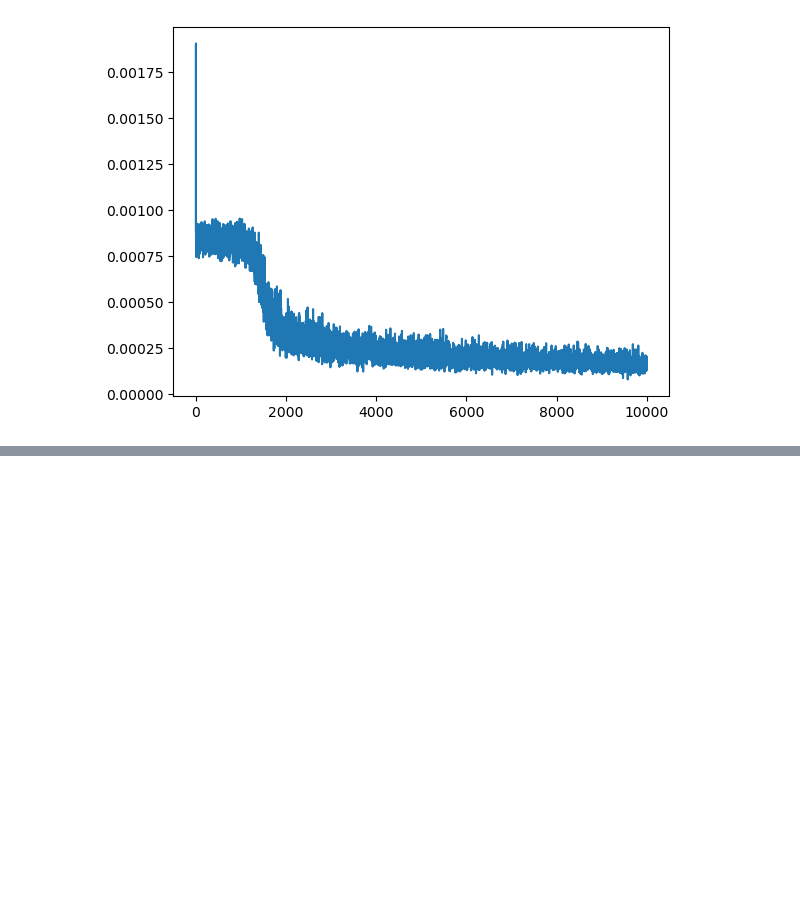
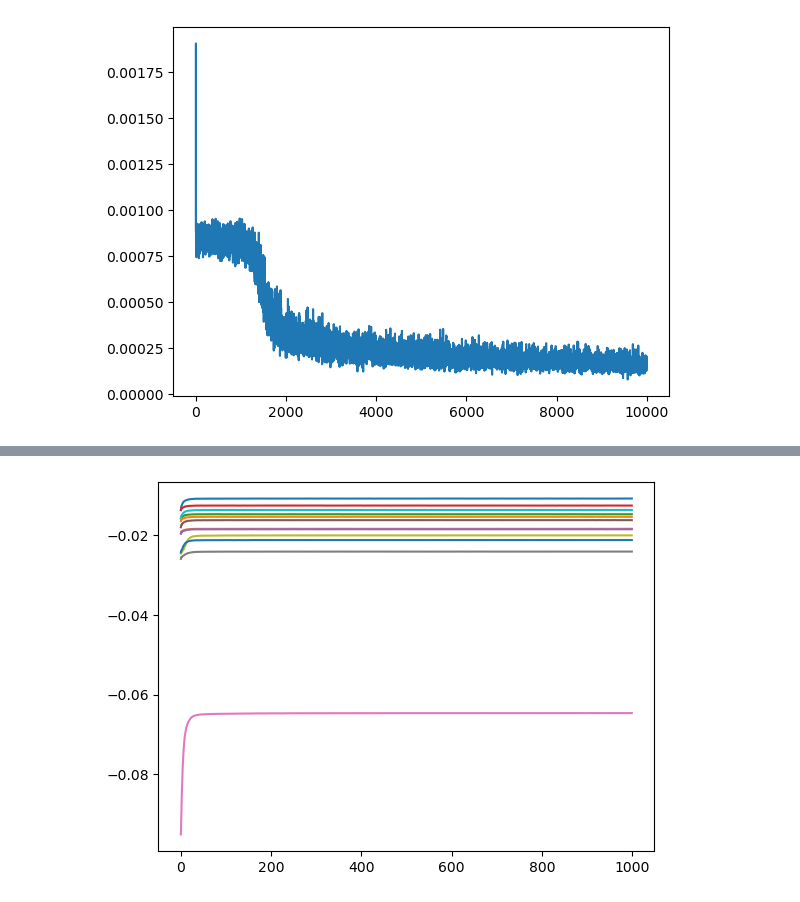
Before and after one commit to liziyao99/multi-debris-avoidance, a Jupyter notebook: quickStart.ipynb, the cells around one changed output, grey strips where cells are left out. Cells and saved outputs as stored; diff of their text form; code cells hidden in the pictures; blank space fills up the shorter version.

```diff
--- a/quickStart.ipynb
+++ b/quickStart.ipynb
@@ -211,0 +221,10 @@ plt.show()
+# %%
+bs = 12
+s0 = prop.randomInitStates(bs)
+imp, best_i, rewards = prop.best_impulses(s0, population=400, max_loop=1000, impulse_num=impulse_num)
+best_imp = torch.zeros((imp.shape[0], imp.shape[2], imp.shape[3]), device=imp.device)
+for i in range(bs):
+    best_imp[i,...] = imp[i,best_i[i],...]
+plt.plot(rewards.transpose(0,1).detach().cpu().numpy())
+plt.show()
+# %% [output]
@@ -211,0 +234 @@ plt.show()
+[figure, added]
```
Also changed, not shown: parts of 14 cells of this notebook, 2 other files.
